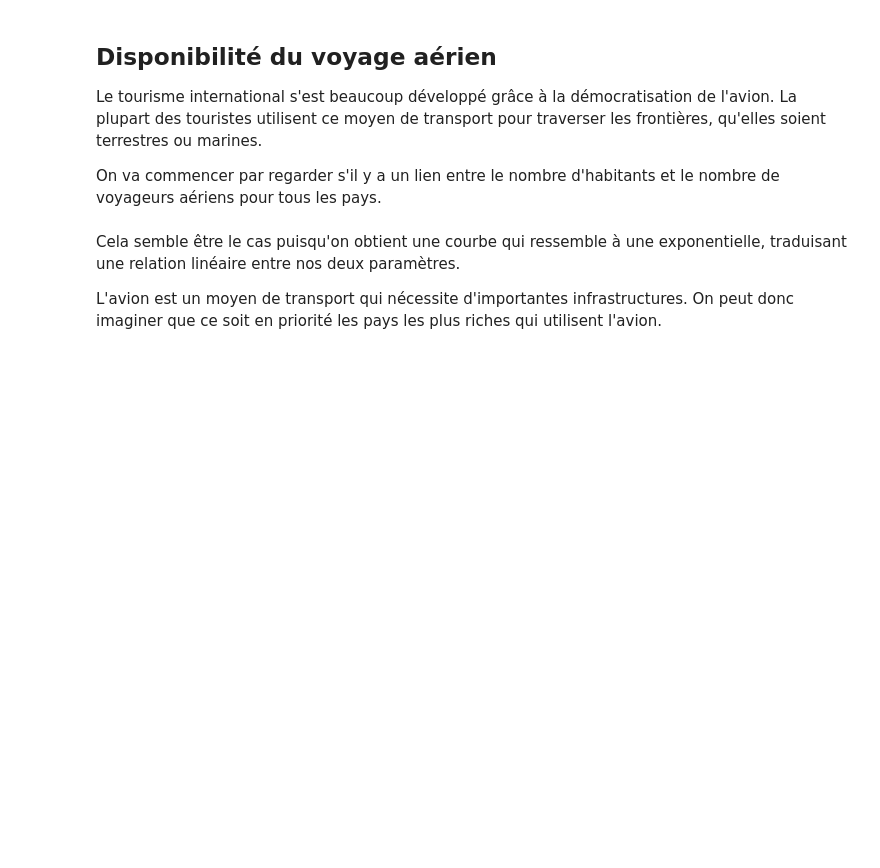
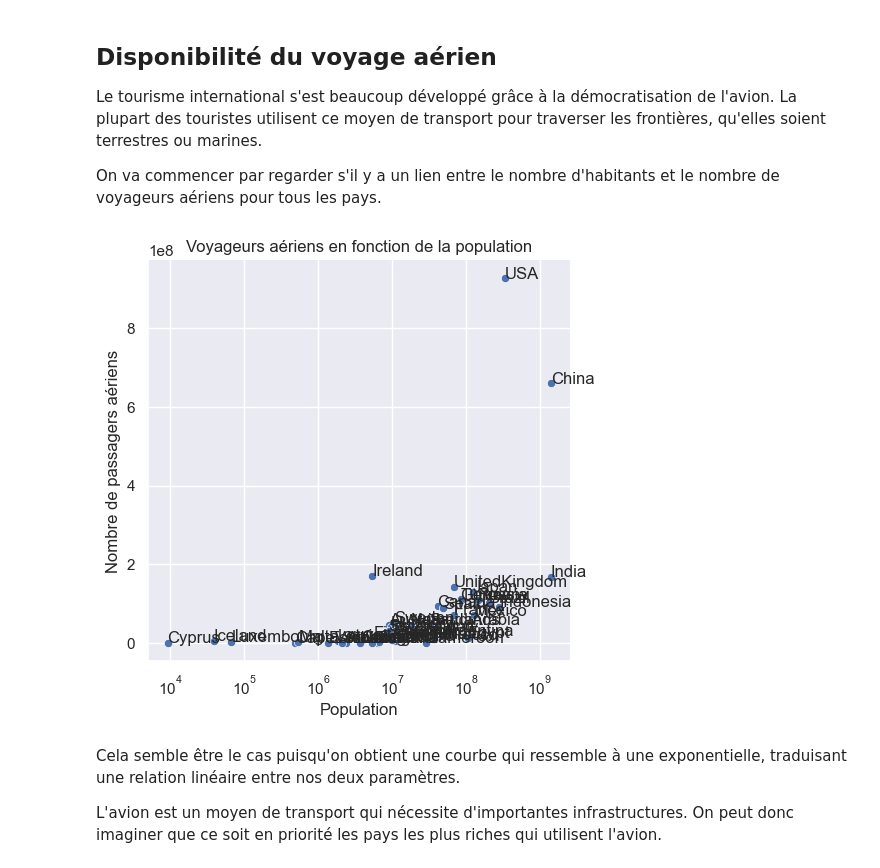
Before and after one commit to BONNET-Quentin/Projet-info, a Jupyter notebook: eliott.ipynb, the cells around one changed output. Drawn from its saved outputs; the diff is of its cells as text; code cells hidden in the pictures; blank space fills up the shorter version.

Commit message:
Correction des 1ers graphes, graphes liés aux investissements

```diff
--- a/eliott.ipynb
+++ b/eliott.ipynb
@@ -8,7 +6,8 @@ Error:
 # %%
 df = pd.read_csv('stats_tourisme.csv')
-df.head()
+#print(df.head())
 sns.set_style('darkgrid')
+sns.set_theme(rc={'figure.figsize':(11.7,8.27)})
 # %% [markdown]
 La fonction suivante va permettre d'ajouter les noms de chaque pays à côté des points correspondants sur les graphes que nous allons tracer :
 # %%
@@ -24,11 +23,15 @@ Le tourisme international s'est beaucoup développé grâce à la démocratisati
 On va commencer par regarder s'il y a un lien entre le nombre d'habitants et le nombre de voyageurs aériens pour tous les pays.
 # %%
 masque = (df['Touristes annuels'].notna()) & (df['Nombre de passagers aériens'].notna())
-touristes_par_avion = df.loc[masque, ['Pays', 'Touristes annuels', 'Nombre de passagers aériens', 'PIB / habitant']]
+touristes_par_avion = df.loc[masque, ['Pays', 'Touristes annuels', 'Nombre de passagers aériens', 'PIB / habitant', 'Population']]
+
+
 graphique = sns.relplot(data=touristes_par_avion, x='Population', y='Nombre de passagers aériens')
 graphique.set(xscale = 'log', title = "Voyageurs aériens en fonction de la population");
 
 label_point(touristes_par_avion['Population'],touristes_par_avion['Nombre de passagers aériens'], touristes_par_avion['Pays'], plt.gca())
+# %% [output]
+[figure, added]
 # %% [markdown]
 Cela semble être le cas puisqu'on obtient une courbe qui ressemble à une exponentielle, traduisant une relation linéaire entre nos deux paramètres.
 
```
Also changed, not shown: parts of 11 cells of this notebook.
